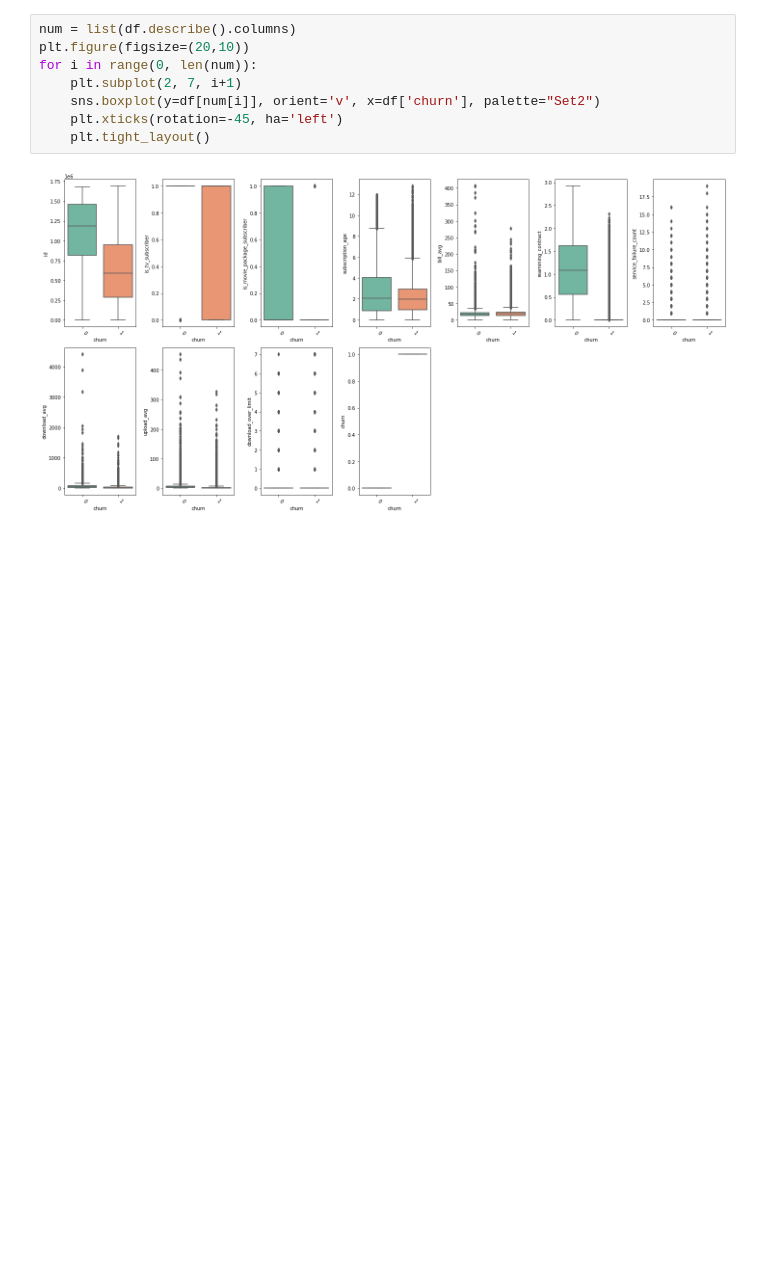
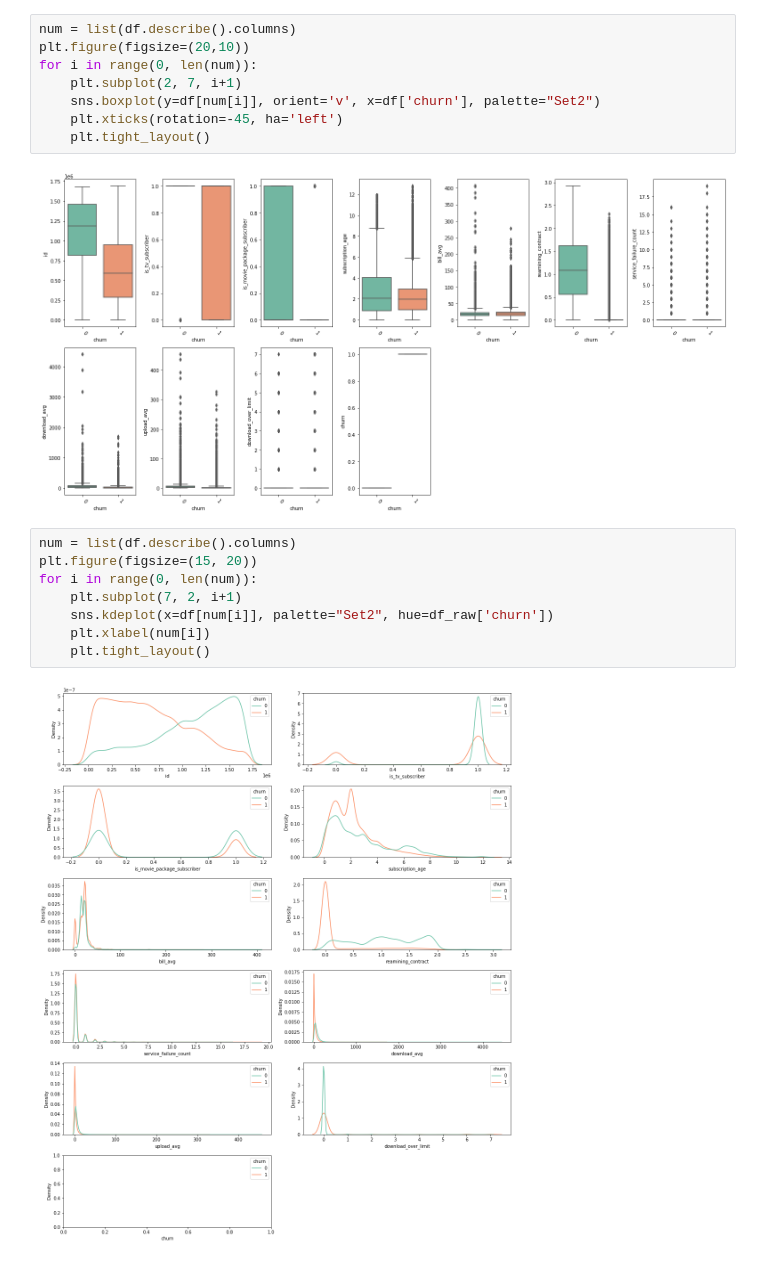
Before and after one commit to muarrikhyazka/internet-service-provider-churn-prediction, a Jupyter notebook: ISP Churn.ipynb, the cells around one changed output. Drawn from its saved outputs; the diff is of its cells as text; blank space fills up the shorter version.

```diff
--- a/ISP Churn.ipynb
+++ b/ISP Churn.ipynb
@@ -132,3 +137,13 @@ for i in range(0, len(num)):
     plt.tight_layout()
 # %% [output]
 [figure]
+# %%
+num = list(df.describe().columns)
+plt.figure(figsize=(15, 20))
+for i in range(0, len(num)):
+    plt.subplot(7, 2, i+1)
+    sns.kdeplot(x=df[num[i]], palette="Set2", hue=df_raw['churn'])
+    plt.xlabel(num[i])
+    plt.tight_layout()
+# %% [output]
+[figure, added]
```
Also changed, not shown: parts of 19 cells of this notebook, 6 other files.
